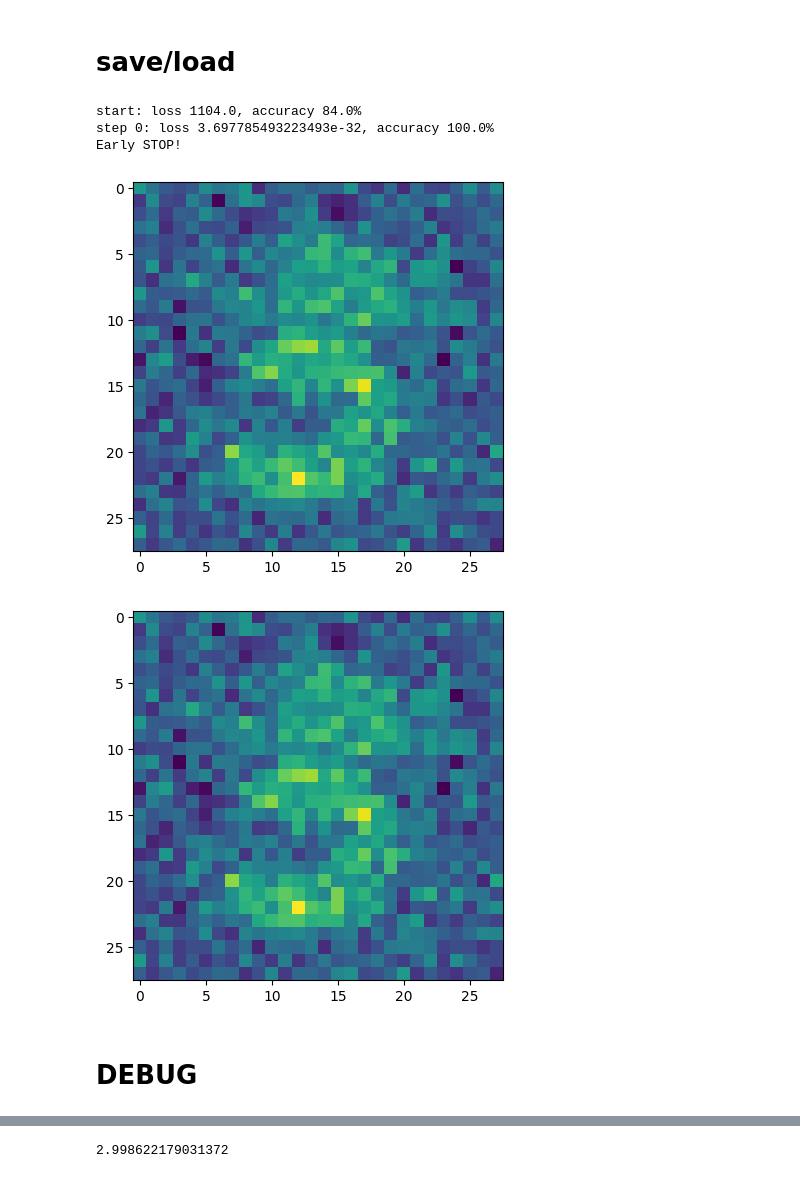
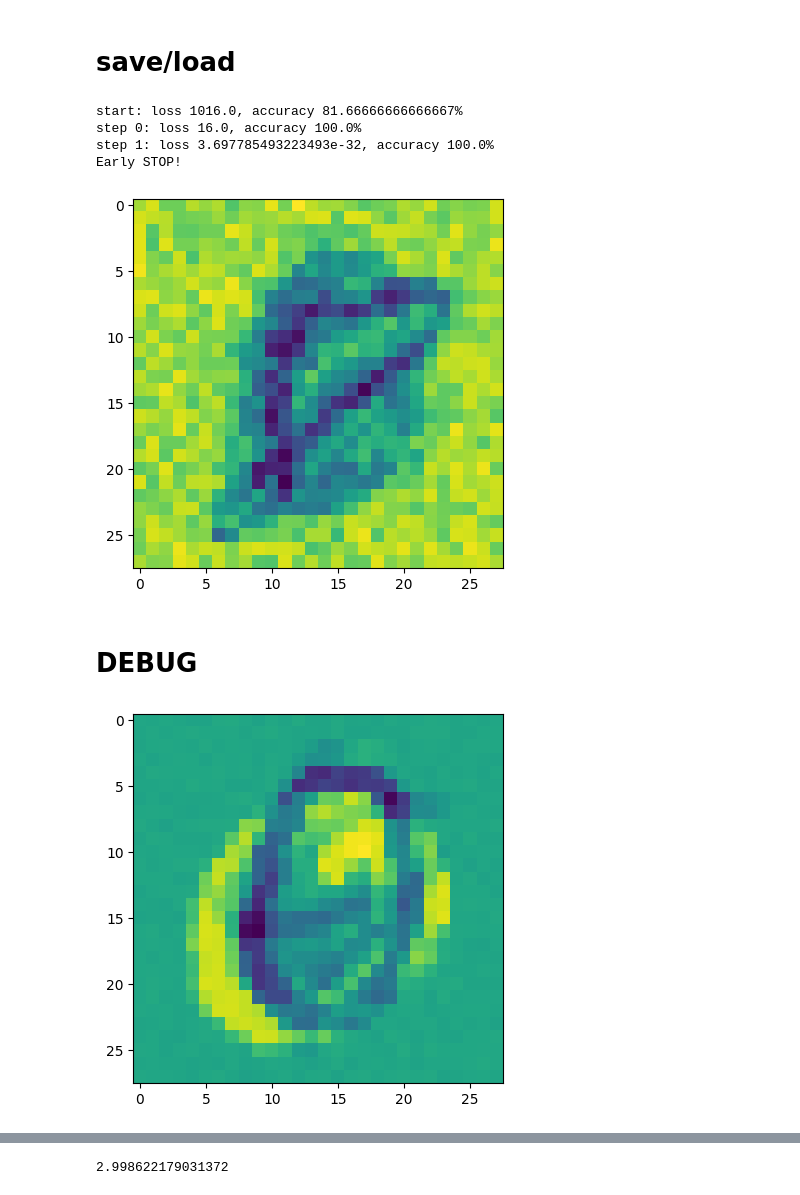
Before and after one commit to AndreyE/micrograd, a Jupyter notebook: mnist.ipynb, the cells around one changed output, grey strips where cells are left out. Cells and saved outputs as stored; diff of their text form; code cells hidden in the pictures.

```diff
--- a/mnist.ipynb
+++ b/mnist.ipynb
@@ -53,7 +53,7 @@ from torchvision import datasets as dts
 
 MNIST_DATASET = dts.MNIST(root = 'data', train = True, download=True)
 
-X_train = (MNIST_DATASET.data / 255.0 * 2 - 1)
+X_train = MNIST_DATASET.data / 255.0 # * 2 - 1
 X_train = X_train.reshape(X_train.shape[0], 784)
 
 Y_train = MNIST_DATASET.targets
@@ -242,20 +265,23 @@ def get_model_for(classes, batch, iterations, model=None, q=0.75, esat=1e-9):
 # %%
-SELECTED_CLASSES = [3, 5]
+SELECTED_CLASSES = [0, 6, 8, 9]
+NOISE_RATIO = 0.1
+VOID_RATIO = 0.1
 ITERATIONS = 10
 BATCH_SIZE = 100
-BATCH = select_batch(X_train, Y_train, SELECTED_CLASSES, BATCH_SIZE, noise_ratio=0.5)
+BATCH = select_batch(X_train, Y_train, SELECTED_CLASSES, BATCH_SIZE, noise_ratio=NOISE_RATIO, void_ratio=VOID_RATIO)
 X, Y = BATCH
 
-model, total_loss, accuracy = get_model_for(SELECTED_CLASSES, BATCH, ITERATIONS, q=1.0)
+(model, total_loss, accuracy), (scores, targets) = get_model_for(SELECTED_CLASSES, BATCH, ITERATIONS, q=1.0, with_frozen_neurons=False)
 draw_neuron(model, 0)
 # %% [output]
-start: loss 1104.0, accuracy 84.0%
-step 0: loss 3.697785493223493e-32, accuracy 100.0%
+start: loss 1016.0, accuracy 81.66666666666667%
+step 0: loss 16.0, accuracy 100.0%
+step 1: loss 3.697785493223493e-32, accuracy 100.0%
 Early STOP!
-[figure, old version]
+[figure, new version]
-# %%
-draw_neuron(model, 0)
-# %% [output]
-[figure, removed]
 # %% [markdown]
 # DEBUG
+# %%
+draw_neuron(model, 9)
+# %% [output]
+[figure, added]
```
Also changed, not shown: parts of 9 cells of this notebook, 1 other file.
